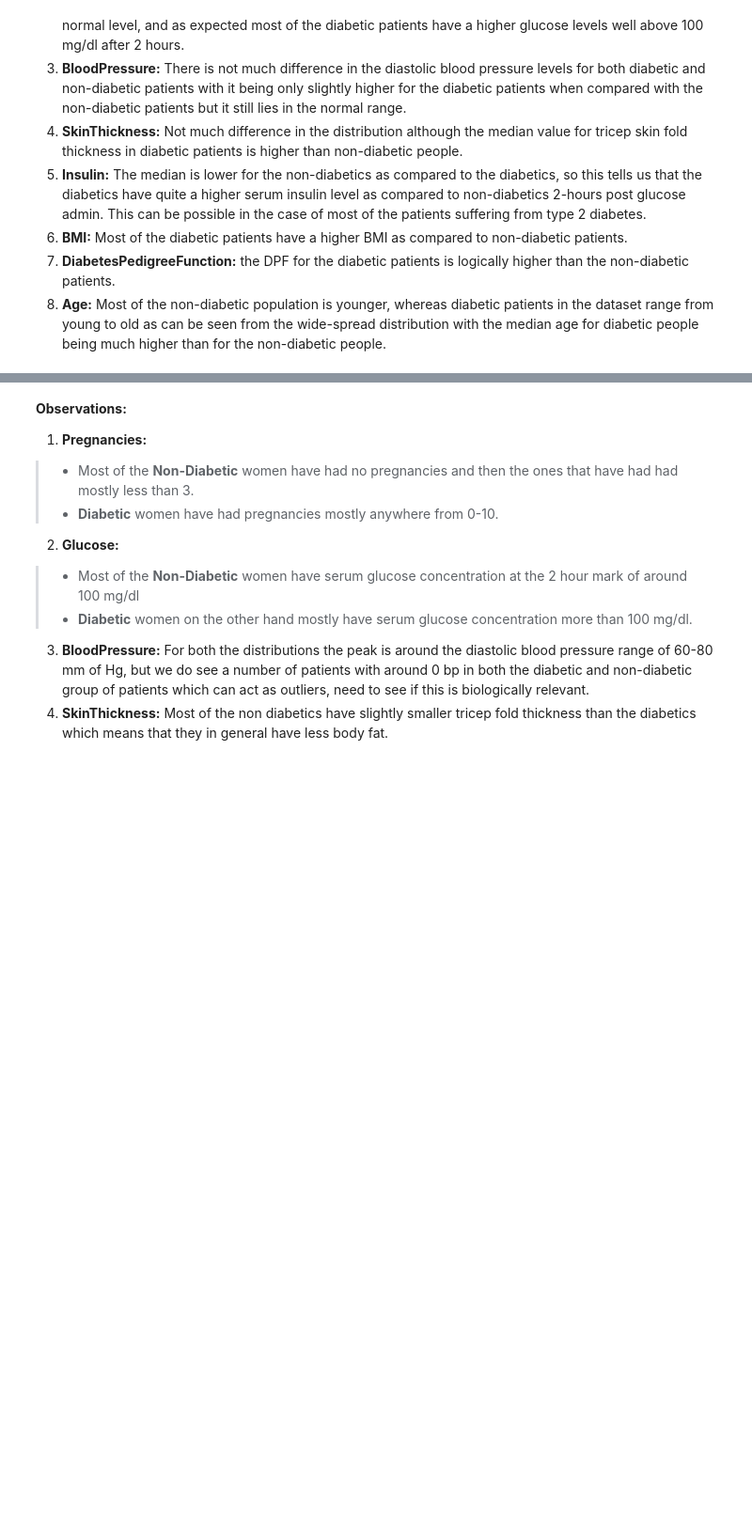
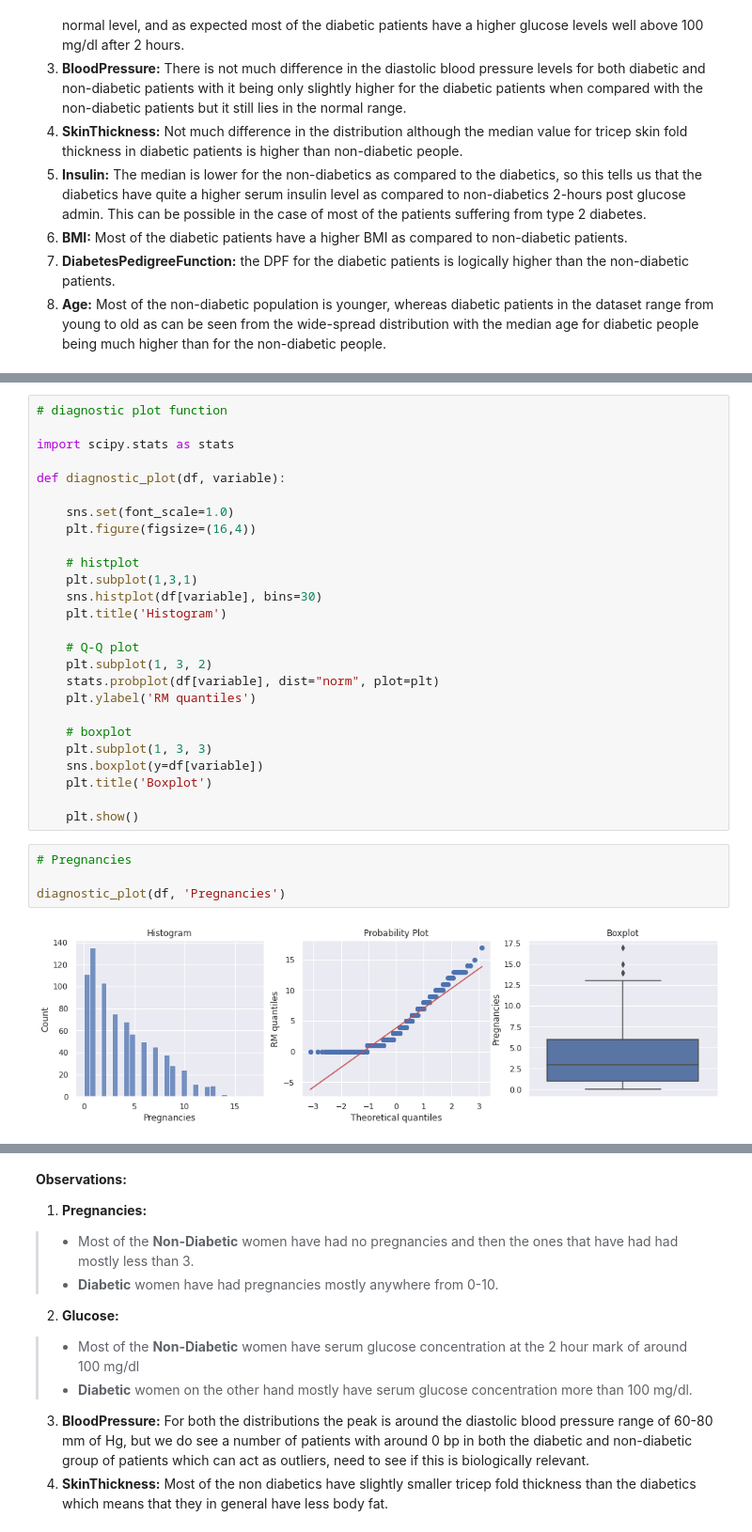
Before and after one commit to Harsheen98/AI-Projects, a Jupyter notebook: Pima-Indian-Diabetes/Pima_Indian_Diabetes_EDA.ipynb, the cells around one changed output, grey strips where cells are left out. Shown at 94% size. Saved outputs shown, nothing was run; the diff lists cells and outputs as text; blank space fills up the shorter version.

```diff
--- a/Pima-Indian-Diabetes/Pima_Indian_Diabetes_EDA.ipynb
+++ b/Pima-Indian-Diabetes/Pima_Indian_Diabetes_EDA.ipynb
@@ -748,0 +767,32 @@ plt.show()
+# %%
+# diagnostic plot function
+
+import scipy.stats as stats
+
+def diagnostic_plot(df, variable):
+
+    sns.set(font_scale=1.0)
+    plt.figure(figsize=(16,4))
+
+    # histplot
+    plt.subplot(1,3,1)
+    sns.histplot(df[variable], bins=30)
+    plt.title('Histogram')
+
+    # Q-Q plot
+    plt.subplot(1, 3, 2)
+    stats.probplot(df[variable], dist="norm", plot=plt)
+    plt.ylabel('RM quantiles')
+
+    # boxplot
+    plt.subplot(1, 3, 3)
+    sns.boxplot(y=df[variable])
+    plt.title('Boxplot')
+
+    plt.show()
+# %%
+# Pregnancies
+
+diagnostic_plot(df, 'Pregnancies')
+# %% [output]
+[figure, added]
```
Also changed, not shown: parts of 46 cells of this notebook.
